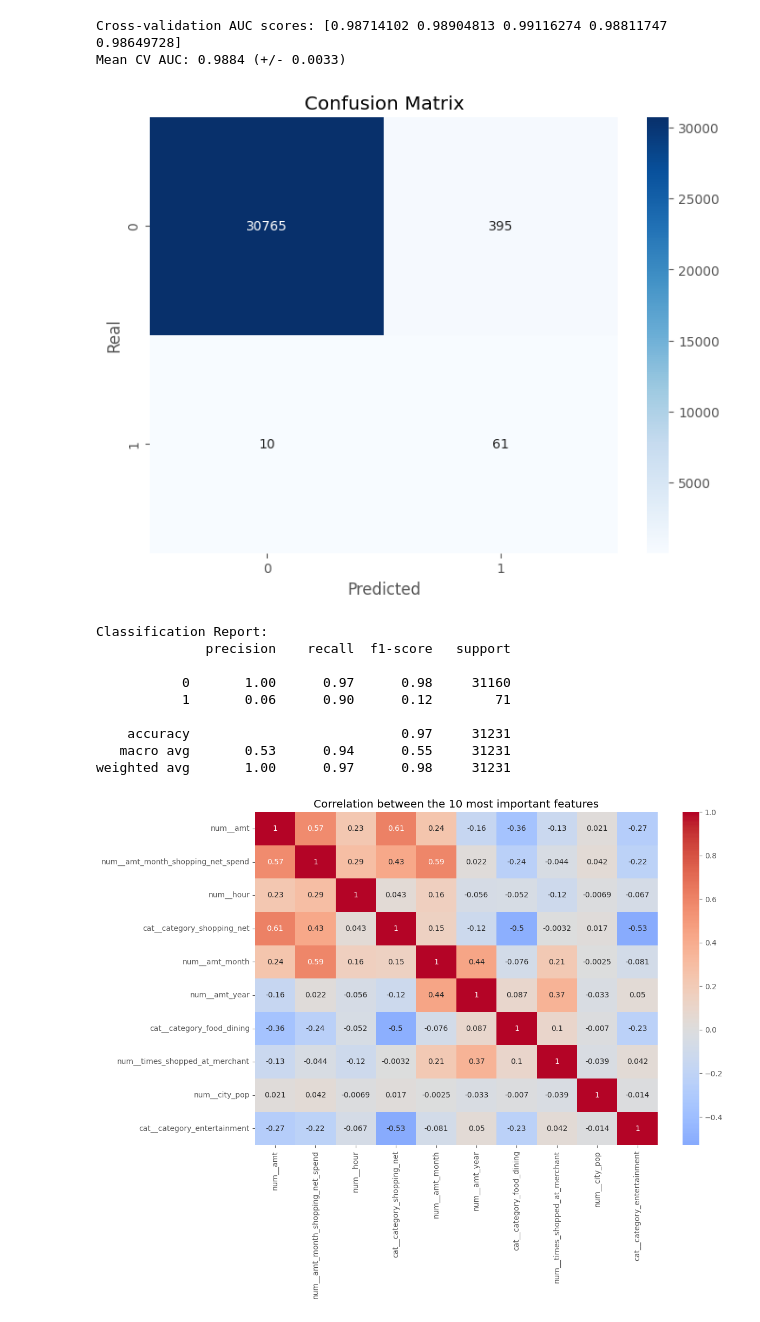
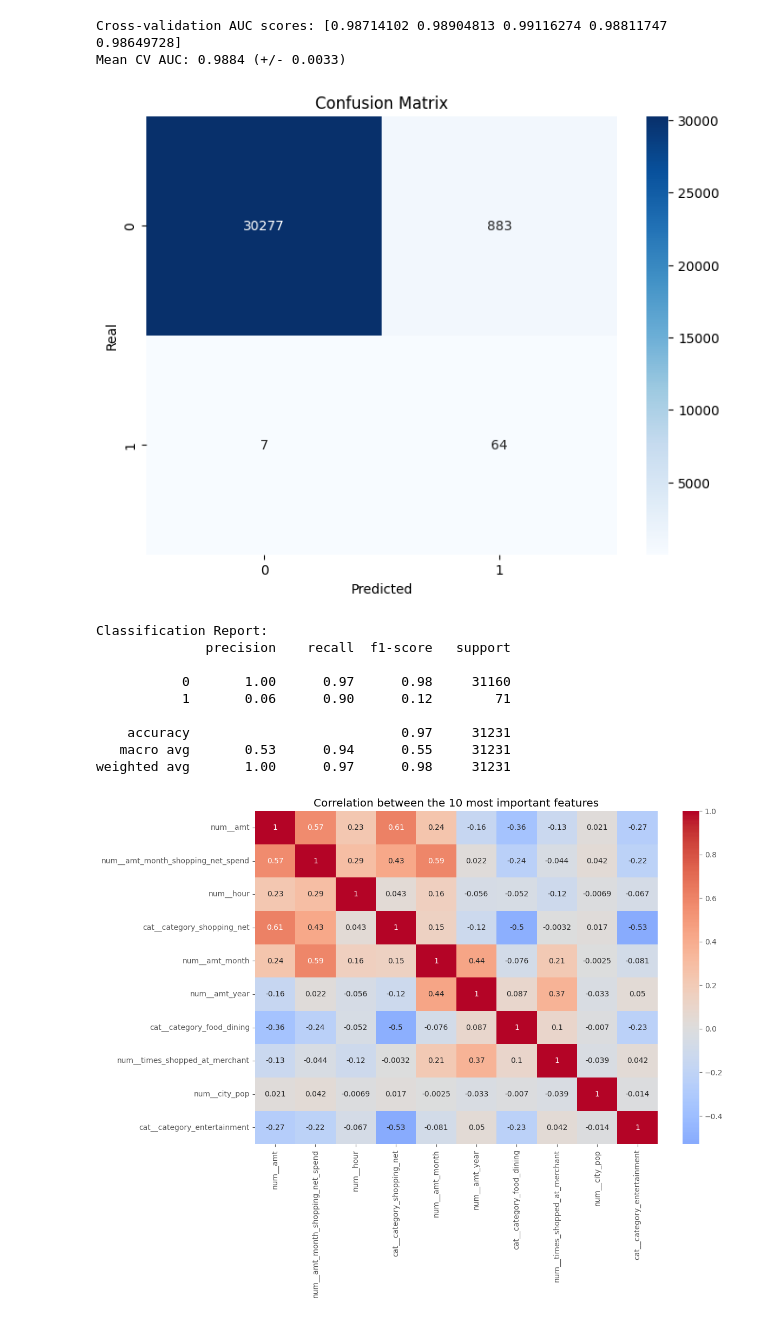
Before and after one commit to Montoya086/Mobile-Apps-Fraud-Detection, a Jupyter notebook: main.ipynb, the cells around one changed output. Saved outputs shown, nothing was run; the diff lists cells and outputs as text; code cells hidden in the pictures.

```diff
--- a/main.ipynb
+++ b/main.ipynb
@@ -562,18 +564,18 @@ y_pred = model.predict(X_test)
 from sklearn.metrics import confusion_matrix, classification_report
 import seaborn as sns
 # %%
-cm = confusion_matrix(y_test, y_pred > 0.51)
+cm = confusion_matrix(y_test, y_pred > 0.501)
 plt.figure(figsize=(8, 6))
 sns.heatmap(cm, annot=True, fmt='d', cmap='Blues')
 plt.title('Confusion Matrix')
 plt.ylabel('Real')
 plt.xlabel('Predicted')
 plt.show()
 
 print("\nClassification Report:")
 print(classification_report(y_test, y_pred > 0.5))
 # %% [output]
-[figure, old version]
+[figure, new version]
 Classification Report:
               precision    recall  f1-score   support
 
```
Also changed, not shown: parts of 1 cell of this notebook.
